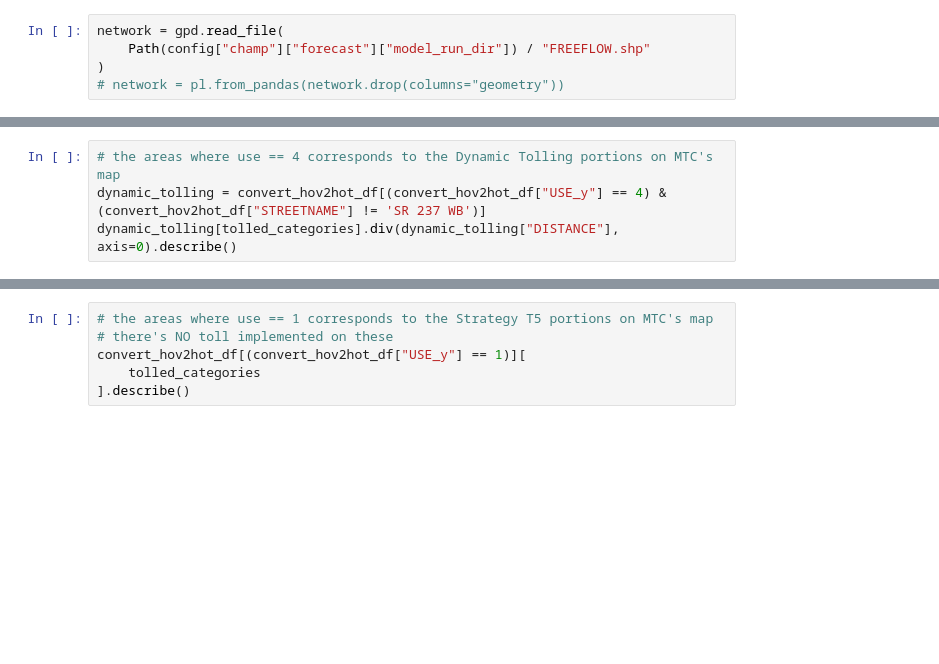
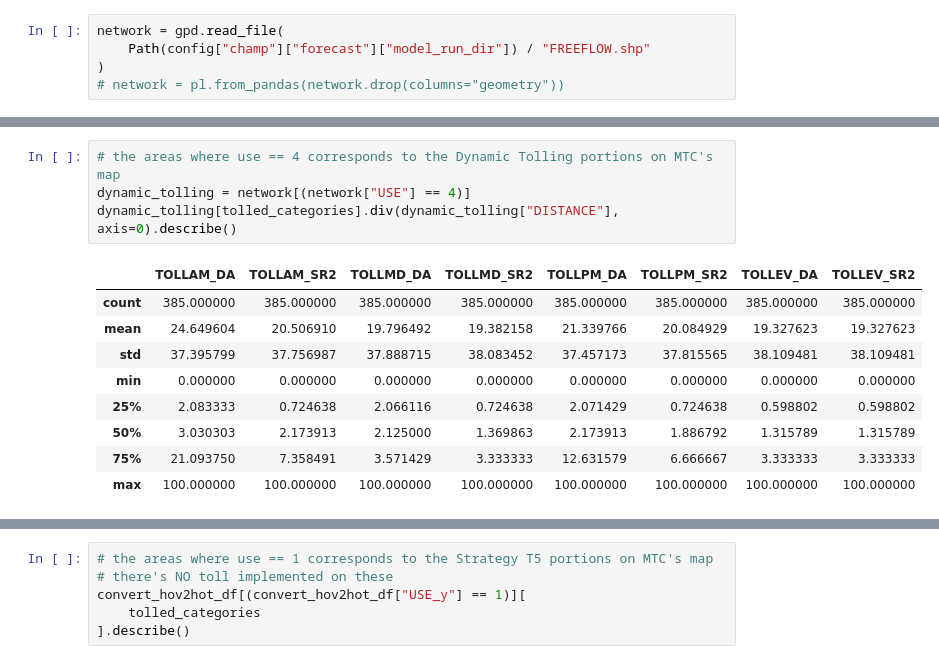
Before and after one commit to sfcta/champ-postprocess, a Jupyter notebook: mtc_model_consistency/pricing_per_mile_toll.ipynb, the cells around one changed output, grey strips where cells are left out. Cells and saved outputs as stored; diff of their text form; blank space fills up the shorter version.

```diff
--- a/mtc_model_consistency/pricing_per_mile_toll.ipynb
+++ b/mtc_model_consistency/pricing_per_mile_toll.ipynb
@@ -66,7 +77,17 @@ print(sr237wb[["TOLLAM_DA", "TOLLAM_SR2"]].div(sr237wb["DISTANCE"], axis=0).mean
 # %%
 # the areas where use == 4 corresponds to the Dynamic Tolling portions on MTC's map
-dynamic_tolling = convert_hov2hot_df[(convert_hov2hot_df["USE_y"] == 4) & (convert_hov2hot_df["STREETNAME"] != 'SR 237 WB')]
+dynamic_tolling = network[(network["USE"] == 4)]
 dynamic_tolling[tolled_categories].div(dynamic_tolling["DISTANCE"], axis=0).describe()
+# %% [output]
+|  | TOLLAM_DA | TOLLAM_SR2 | TOLLMD_DA | TOLLMD_SR2 | TOLLPM_DA | TOLLPM_SR2 | TOLLEV_DA | TOLLEV_SR2 |
+| count | 385.000000 | 385.000000 | 385.000000 | 385.000000 | 385.000000 | 385.000000 | 385.000000 | 385.000000 |
+| mean | 24.649604 | 20.506910 | 19.796492 | 19.382158 | 21.339766 | 20.084929 | 19.327623 | 19.327623 |
+| std | 37.395799 | 37.756987 | 37.888715 | 38.083452 | 37.457173 | 37.815565 | 38.109481 | 38.109481 |
+| min | 0.000000 | 0.000000 | 0.000000 | 0.000000 | 0.000000 | 0.000000 | 0.000000 | 0.000000 |
+| 25% | 2.083333 | 0.724638 | 2.066116 | 0.724638 | 2.071429 | 0.724638 | 0.598802 | 0.598802 |
+| 50% | 3.030303 | 2.173913 | 2.125000 | 1.369863 | 2.173913 | 1.886792 | 1.315789 | 1.315789 |
+| 75% | 21.093750 | 7.358491 | 3.571429 | 3.333333 | 12.631579 | 6.666667 | 3.333333 | 3.333333 |
+| max | 100.000000 | 100.000000 | 100.000000 | 100.000000 | 100.000000 | 100.000000 | 100.000000 | 100.000000 |
 # %%
 print("dynamic tolling max (for both DA and SR2) = 100 in 1989 dollars")
 print("max in 2000 dollars:", 1 / cpi1989 * cpi2000)
```
Also changed, not shown: parts of 12 cells of this notebook, 3 other files.
